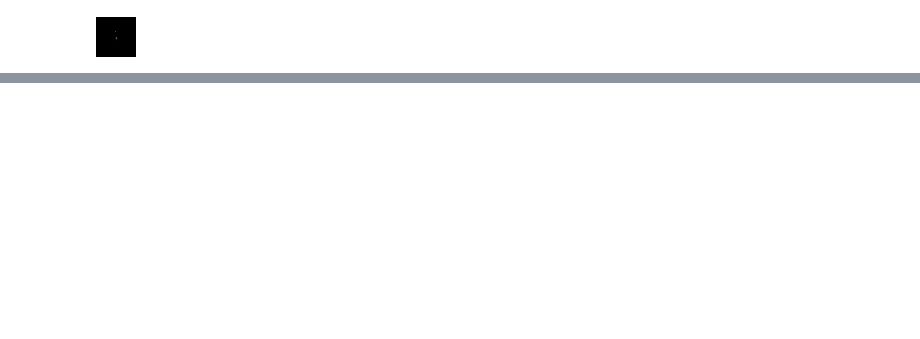
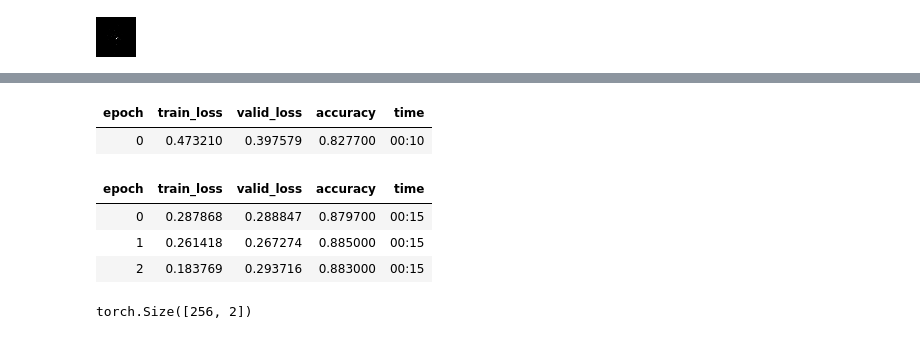
Before and after one commit to lewtun/dl4phys, a Jupyter notebook: lecture04.ipynb, the cells around one changed output, grey strips where cells are left out. Saved outputs shown, nothing was run; the diff lists cells and outputs as text; code cells hidden in the pictures; blank space fills up the shorter version.

```diff
--- a/lecture04.ipynb
+++ b/lecture04.ipynb
@@ -202,6 +212,6 @@ train_ds[0]
 # %%
-valid_ds = images_ds["validation"]
-valid_images = valid_ds[:]["image"]
-valid_labels = valid_ds[:]["label"]
+valid_ds = images_ds["validation"].shuffle()
+valid_images = valid_ds[:10_000]["image"]
+valid_labels = valid_ds[:10_000]["label"]
 # %%
 valid_x = torch.cat([transforms.ToTensor()(img) for img in valid_images]).unsqueeze(1)
@@ -277,0 +239,10 @@ KeyboardInterrupt:
+# %%
+learn = vision_learner(
+    dls,
+    resnet34,
+    metrics=[accuracy],
+    n_in=1,
+    n_out=2,
+    normalize=False,
+    loss_func=F.cross_entropy,
+)
@@ -277,0 +257,9 @@ KeyboardInterrupt:
+# %%
+learn.fine_tune(3, 1e-3)
+# %% [output]
+| epoch | train_loss | valid_loss | accuracy | time |
+| 0 | 0.473210 | 0.397579 | 0.827700 | 00:10 |
+| epoch | train_loss | valid_loss | accuracy | time |
+| 0 | 0.287868 | 0.288847 | 0.879700 | 00:15 |
+| 1 | 0.261418 | 0.267274 | 0.885000 | 00:15 |
+| 2 | 0.183769 | 0.293716 | 0.883000 | 00:15 |
@@ -277,0 +276,4 @@ KeyboardInterrupt:
+# %%
+simple_cnn(xb).shape
+# %% [output]
+torch.Size([256, 2])
```
Also changed, not shown: parts of 71 cells of this notebook.
